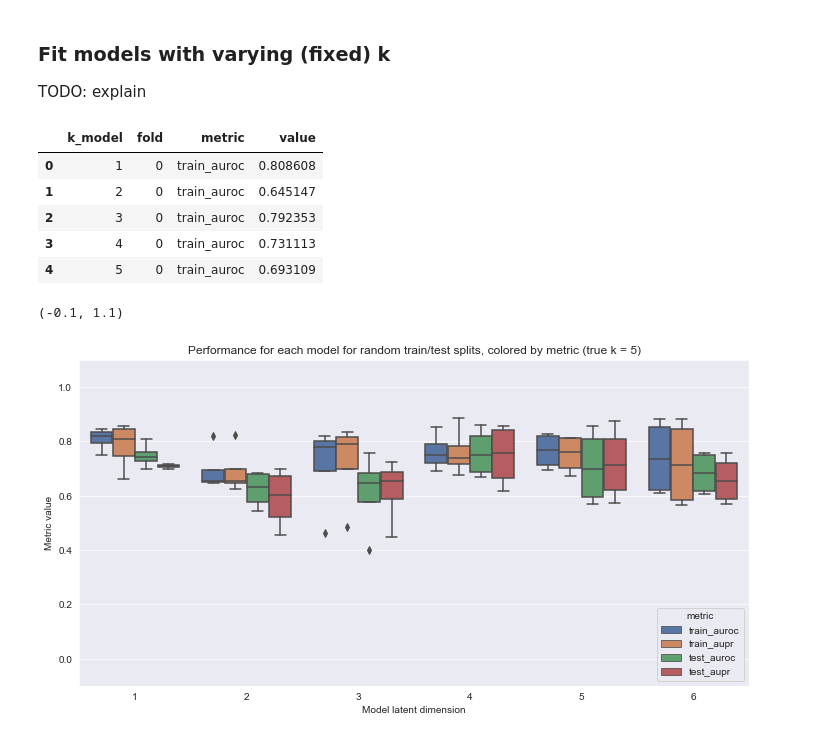
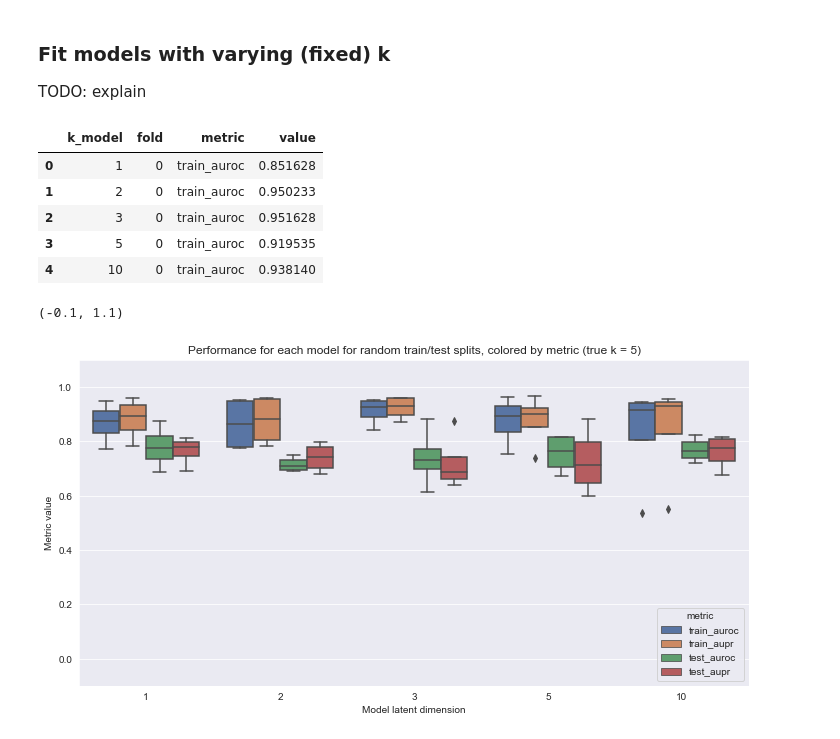
Before and after one commit to greenelab/pancancer-evaluation, a Jupyter notebook: 09_simulations/simulate_k.ipynb, the cells around one changed output. Saved outputs shown, nothing was run; the diff lists cells and outputs as text; code cells hidden in the pictures.

Commit message:
simulate for multiple k + plot heatmap

```diff
--- a/09_simulations/simulate_k.ipynb
+++ b/09_simulations/simulate_k.ipynb
@@ -26,7 +27,8 @@ n_domains = 5
 n_per_domain = 50
 p = 20
 k = 5
-k_up_to = 6
+k_sim_range = [1, 2, 3, 5, 10]
+k_model_range = [1, 2, 3, 5, 10]
 
 corr_top, diag = 1, None
 # corr_top, diag = 0.5, 5
@@ -118,15 +119,17 @@ if output_plots:
 
 TODO: explain
 # %%
-results_df = fit_k_folds_csd(xs, ys, domains[:, np.newaxis], k_up_to)
+results_df = fit_k_folds_csd(
+    xs, ys, domains[:, np.newaxis], k_model_range
+)
 results_df.head()
 # %% [output]
 |  | k_model | fold | metric | value |
-| 0 | 1 | 0 | train_auroc | 0.808608 |
-| 1 | 2 | 0 | train_auroc | 0.645147 |
-| 2 | 3 | 0 | train_auroc | 0.792353 |
-| 3 | 4 | 0 | train_auroc | 0.731113 |
-| 4 | 5 | 0 | train_auroc | 0.693109 |
+| 0 | 1 | 0 | train_auroc | 0.851628 |
+| 1 | 2 | 0 | train_auroc | 0.950233 |
+| 2 | 3 | 0 | train_auroc | 0.951628 |
+| 3 | 5 | 0 | train_auroc | 0.919535 |
+| 4 | 10 | 0 | train_auroc | 0.938140 |
 # %%
 sns.set({'figure.figsize': (12, 6)})
 
@@ -142,12 +145,6 @@ plt.title(
 plt.xlabel('Model latent dimension')
 plt.ylabel('Metric value')
 plt.ylim(-0.1, 1.1)
-
-# if output_plots:
-#     plt.savefig(
-#         output_plots_dir / 'n{}_p{}_k{}_corr{}_scale{}_random_perf.png'.format(
-#             n_domains, p, k, corr_top, diag),
-#     dpi=200, bbox_inches='tight')
 # %% [output]
 (-0.1, 1.1)
-[figure, old version]
+[figure, new version]
```
Also changed, not shown: parts of 13 cells of this notebook, 2 other files.
